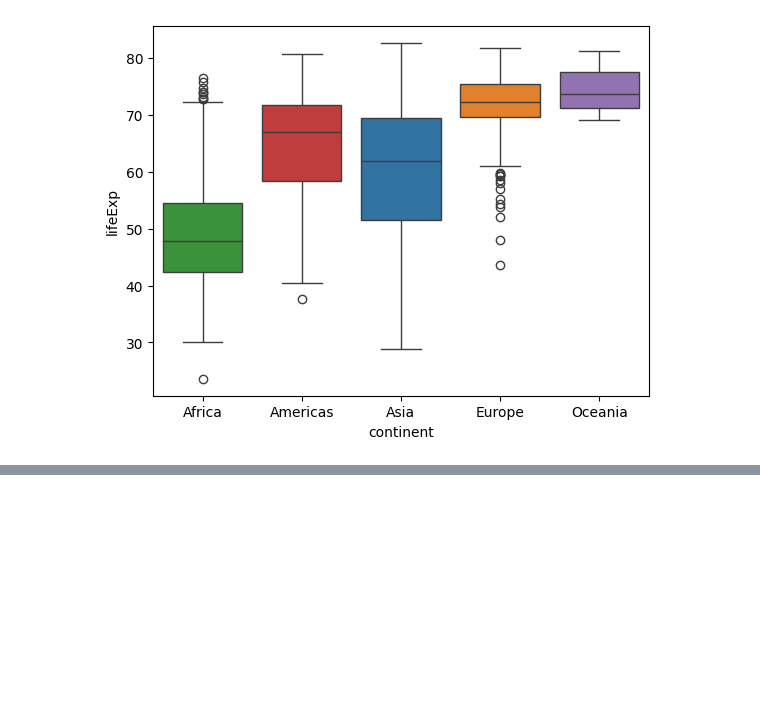
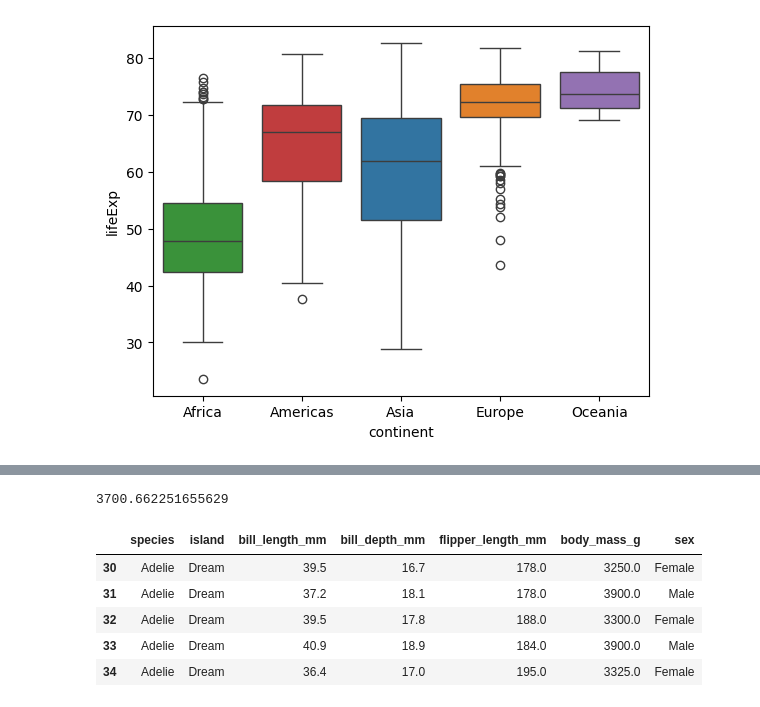
Before and after one commit to AnnBass23/LDD, a Jupyter notebook: P3 LDD/P3 LDD.ipynb, the cells around one changed output, grey strips where cells are left out. Cells and saved outputs as stored; diff of their text form; code cells hidden in the pictures; blank space fills up the shorter version.

```diff
--- a/P3 LDD/P3 LDD.ipynb
+++ b/P3 LDD/P3 LDD.ipynb
@@ -385,0 +395,17 @@ sns.boxplot(gapminder, x="continent", y="lifeExp", order=sorted(["Africa", "Amer
+# %%
+Adelie = penguins[penguins["species"] == "Adelie"]
+# %%
+Adelie["body_mass_g"].mean()
+# %% [output]
+3700.662251655629
+# %%
+Adelie_Dream = Adelie[Adelie["island"] == "Dream"]
+# %%
+Adelie_Dream.head()
+# %% [output]
+|  | species | island | bill_length_mm | bill_depth_mm | flipper_length_mm | body_mass_g | sex |
+| 30 | Adelie | Dream | 39.5 | 16.7 | 178.0 | 3250.0 | Female |
+| 31 | Adelie | Dream | 37.2 | 18.1 | 178.0 | 3900.0 | Male |
+| 32 | Adelie | Dream | 39.5 | 17.8 | 188.0 | 3300.0 | Female |
+| 33 | Adelie | Dream | 40.9 | 18.9 | 184.0 | 3900.0 | Male |
+| 34 | Adelie | Dream | 36.4 | 17.0 | 195.0 | 3325.0 | Female |
```
Also changed, not shown: parts of 10 cells of this notebook, 35 other files.
